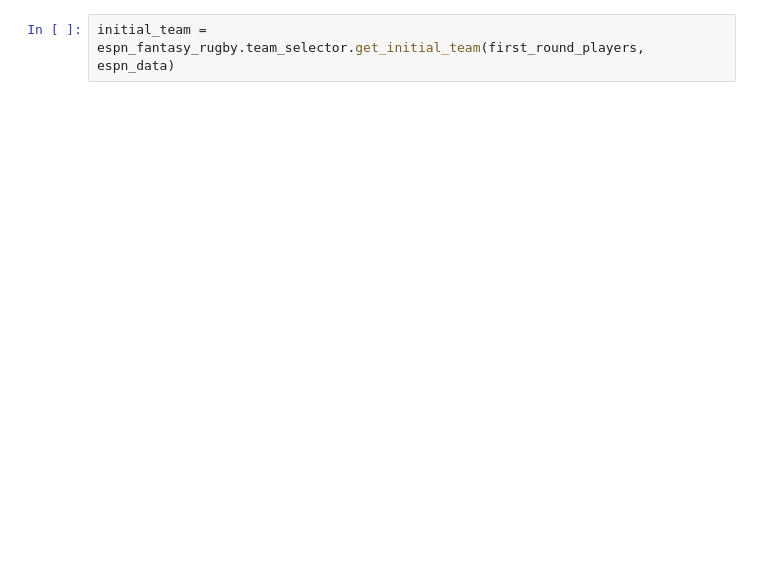
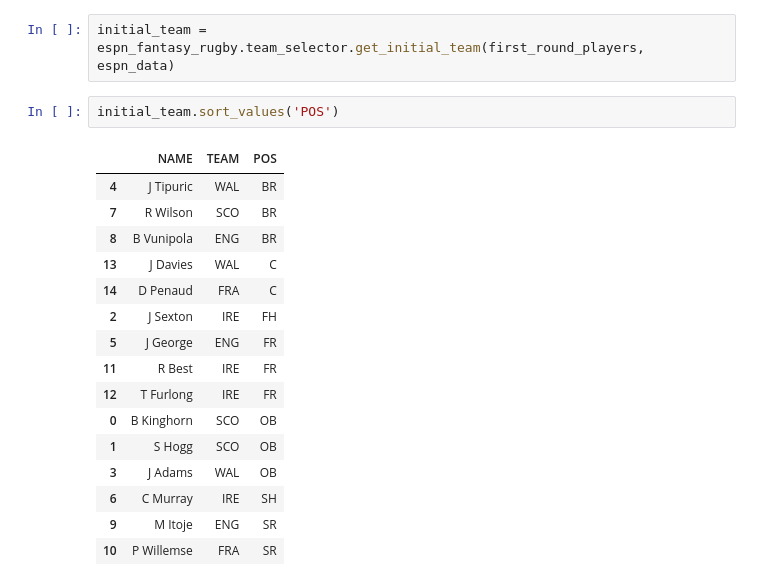
Before and after one commit to niclas-thomas/espn_fantasy_rugby, a Jupyter notebook: analytics/Team Selection.ipynb, the cells around one changed output. Saved outputs shown, nothing was run; the diff lists cells and outputs as text; blank space fills up the shorter version.

```diff
--- a/analytics/Team Selection.ipynb
+++ b/analytics/Team Selection.ipynb
@@ -35,4 +39,23 @@ first_round_players = [
 # %%
 initial_team = espn_fantasy_rugby.team_selector.get_initial_team(first_round_players, espn_data)
+# %%
+initial_team.sort_values('POS')
+# %% [output]
+|  | NAME | TEAM | POS |
+| 4 | J Tipuric | WAL | BR |
+| 7 | R Wilson | SCO | BR |
+| 8 | B Vunipola | ENG | BR |
+| 13 | J Davies | WAL | C |
+| 14 | D Penaud | FRA | C |
+| 2 | J Sexton | IRE | FH |
+| 5 | J George | ENG | FR |
+| 11 | R Best | IRE | FR |
+| 12 | T Furlong | IRE | FR |
+| 0 | B Kinghorn | SCO | OB |
+| 1 | S Hogg | SCO | OB |
+| 3 | J Adams | WAL | OB |
+| 6 | C Murray | IRE | SH |
+| 9 | M Itoje | ENG | SR |
+| 10 | P Willemse | FRA | SR |
 # %%
 team_each_round = espn_fantasy_rugby.team_selector.simulate_tournament(espn_data, initial_team, features, target)
```
Also changed, not shown: parts of 11 cells of this notebook, 1 other file.
